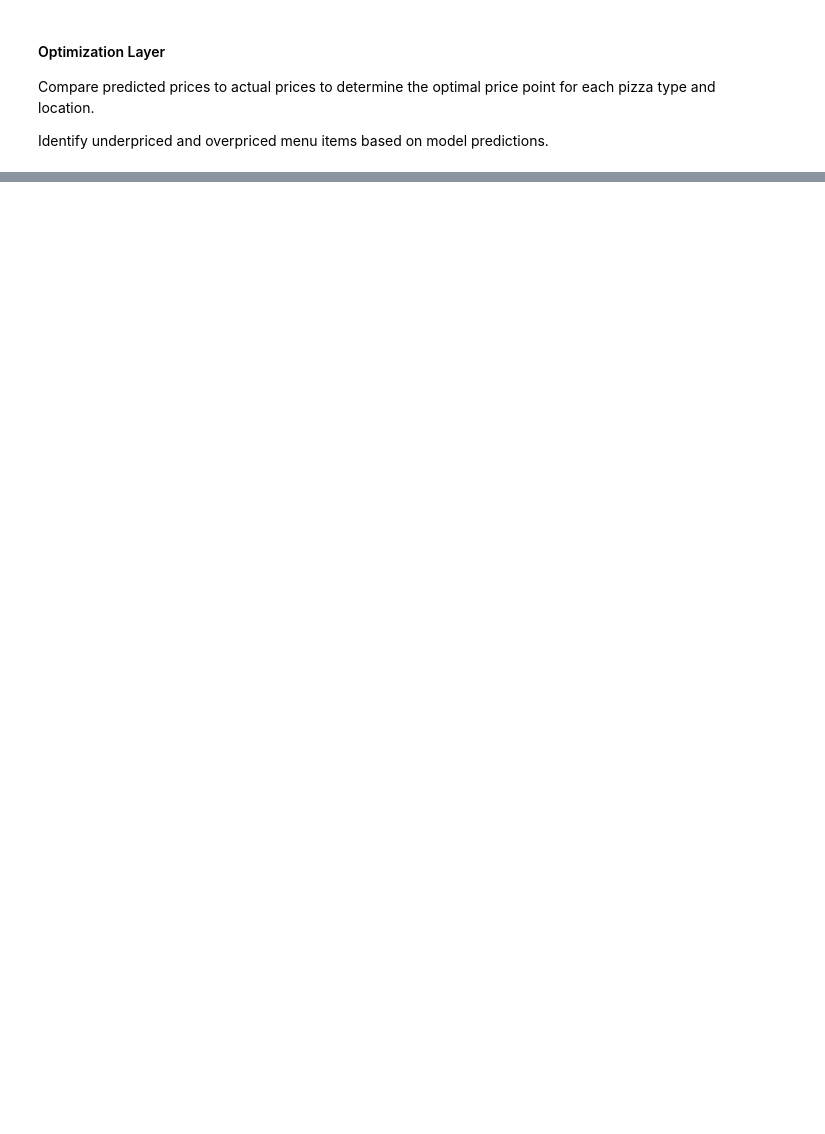
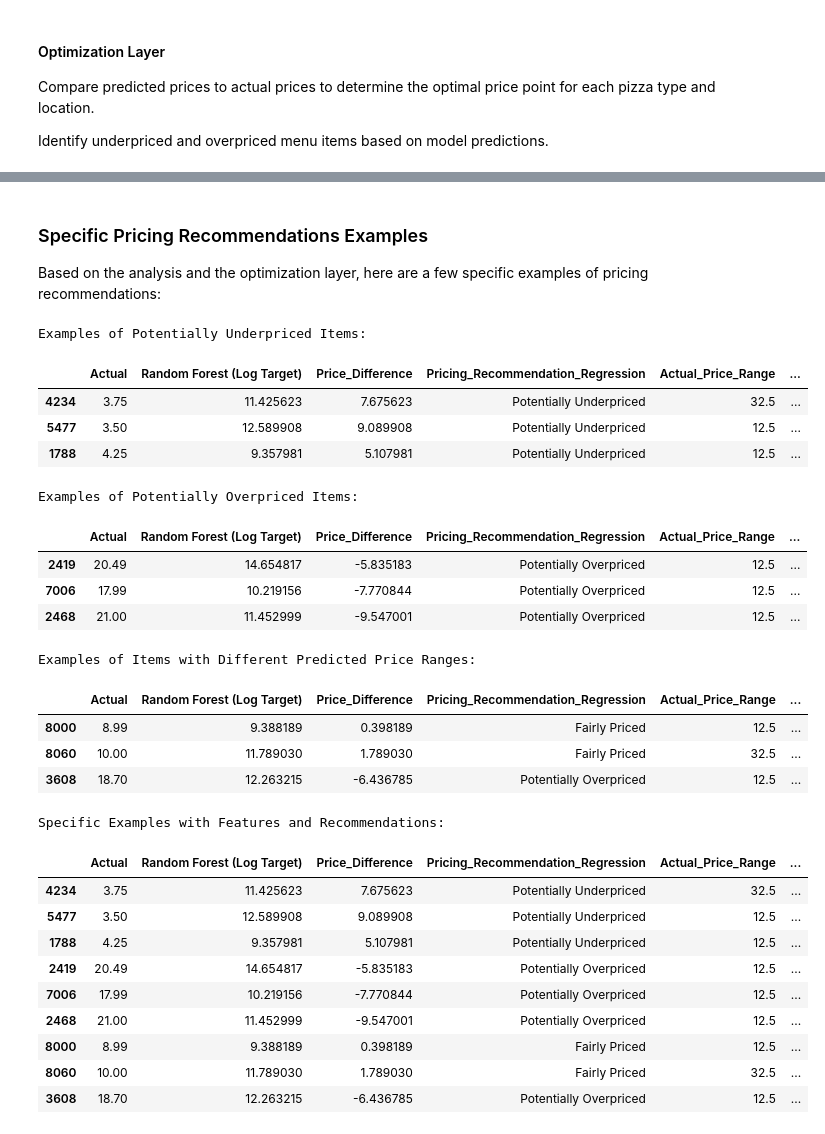
Before and after one commit to arjunvenkateshusd/ads505, a Jupyter notebook: ads505_FinalProj.ipynb, the cells around one changed output, grey strips where cells are left out. Saved outputs shown, nothing was run; the diff lists cells and outputs as text; code cells hidden in the pictures; blank space fills up the shorter version.

```diff
--- a/ads505_FinalProj.ipynb
+++ b/ads505_FinalProj.ipynb
@@ -1509,0 +1794,58 @@ Recommendations on raising or lowering prices for specific pizza types and locat
+# %% [markdown]
+### Specific Pricing Recommendations Examples
+
+Based on the analysis and the optimization layer, here are a few specific examples of pricing recommendations:
+# %%
+# Filter for potentially underpriced items (e.g., Price_Difference > 5)
+underpriced_examples = optimization_df[optimization_df['Price_Difference'] > 5].head(3)
+
+# Filter for potentially overpriced items (e.g., Price_Difference < -5)
+overpriced_examples = optimization_df[optimization_df['Price_Difference'] < -5].head(3)
+
+# Filter for items where the classification model predicted a different price range
+different_range_examples = optimization_df[optimization_df['Pricing_Recommendation_Classification'].str.startswith('Predicted:')].head(3)
+
+print("Examples of Potentially Underpriced Items:")
+display(underpriced_examples)
+
+print("\nExamples of Potentially Overpriced Items:")
+display(overpriced_examples)
+
+print("\nExamples of Items with Different Predicted Price Ranges:")
+display(different_range_examples)
+
+# To provide more context for these examples, let's retrieve some original features
+# Merge with the original valid_X_tree to get features like pizza_type, province, etc.
+examples_df = pd.concat([underpriced_examples, overpriced_examples, different_range_examples])
+examples_with_features = examples_df.merge(valid_X_tree[['pizza_type', 'province', 'city_grouped', 'is_chain']],
+                                           left_index=True, right_index=True, how='left')
+
+print("\nSpecific Examples with Features and Recommendations:")
+display(examples_with_features)
+# %% [output]
+Examples of Potentially Underpriced Items:
+|  | Actual | Random Forest (Log Target) | Price_Difference | Pricing_Recommendation_Regression | Actual_Price_Range | ... |
+| 4234 | 3.75 | 11.425623 | 7.675623 | Potentially Underpriced | 32.5 | ... |
+| 5477 | 3.50 | 12.589908 | 9.089908 | Potentially Underpriced | 12.5 | ... |
+| 1788 | 4.25 | 9.357981 | 5.107981 | Potentially Underpriced | 12.5 | ... |
+Examples of Potentially Overpriced Items:
+|  | Actual | Random Forest (Log Target) | Price_Difference | Pricing_Recommendation_Regression | Actual_Price_Range | ... |
+| 2419 | 20.49 | 14.654817 | -5.835183 | Potentially Overpriced | 12.5 | ... |
+| 7006 | 17.99 | 10.219156 | -7.770844 | Potentially Overpriced | 12.5 | ... |
+| 2468 | 21.00 | 11.452999 | -9.547001 | Potentially Overpriced | 12.5 | ... |
+Examples of Items with Different Predicted Price Ranges:
+|  | Actual | Random Forest (Log Target) | Price_Difference | Pricing_Recommendation_Regression | Actual_Price_Range | ... |
+| 8000 | 8.99 | 9.388189 | 0.398189 | Fairly Priced | 12.5 | ... |
+| 8060 | 10.00 | 11.789030 | 1.789030 | Fairly Priced | 32.5 | ... |
+| 3608 | 18.70 | 12.263215 | -6.436785 | Potentially Overpriced | 12.5 | ... |
+Specific Examples with Features and Recommendations:
+|  | Actual | Random Forest (Log Target) | Price_Difference | Pricing_Recommendation_Regression | Actual_Price_Range | ... |
+| 4234 | 3.75 | 11.425623 | 7.675623 | Potentially Underpriced | 32.5 | ... |
+| 5477 | 3.50 | 12.589908 | 9.089908 | Potentially Underpriced | 12.5 | ... |
+| 1788 | 4.25 | 9.357981 | 5.107981 | Potentially Underpriced | 12.5 | ... |
+| 2419 | 20.49 | 14.654817 | -5.835183 | Potentially Overpriced | 12.5 | ... |
+| 7006 | 17.99 | 10.219156 | -7.770844 | Potentially Overpriced | 12.5 | ... |
+| 2468 | 21.00 | 11.452999 | -9.547001 | Potentially Overpriced | 12.5 | ... |
+| 8000 | 8.99 | 9.388189 | 0.398189 | Fairly Priced | 12.5 | ... |
+| 8060 | 10.00 | 11.789030 | 1.789030 | Fairly Priced | 32.5 | ... |
+| 3608 | 18.70 | 12.263215 | -6.436785 | Potentially Overpriced | 12.5 | ... |
```
Also changed, not shown: parts of 41 cells of this notebook.
